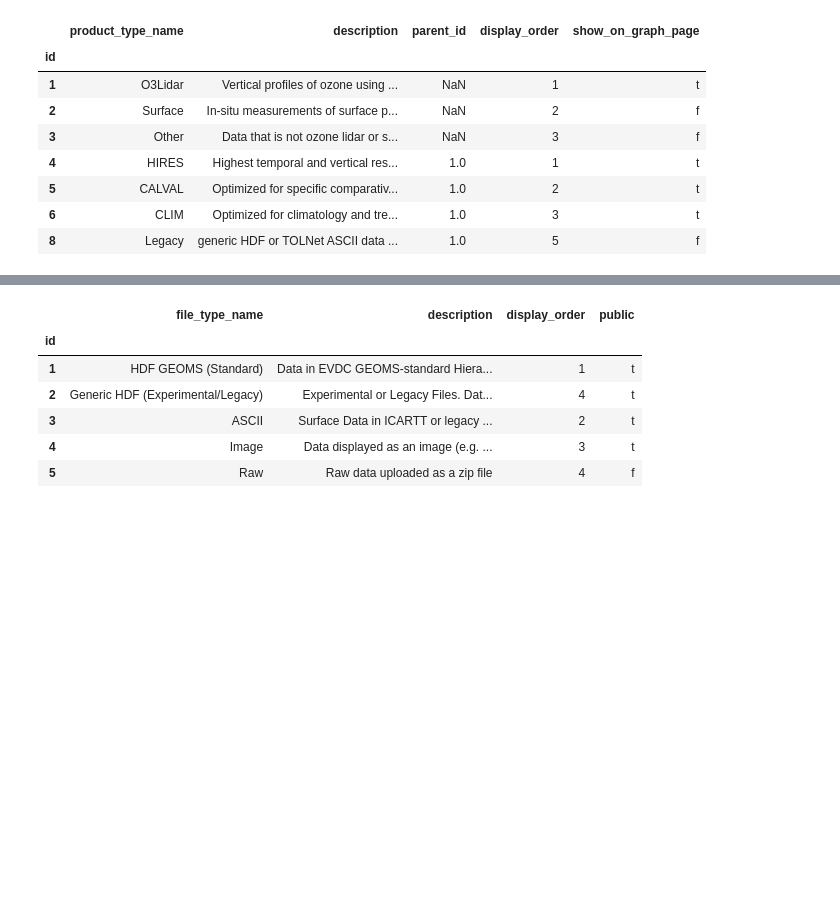
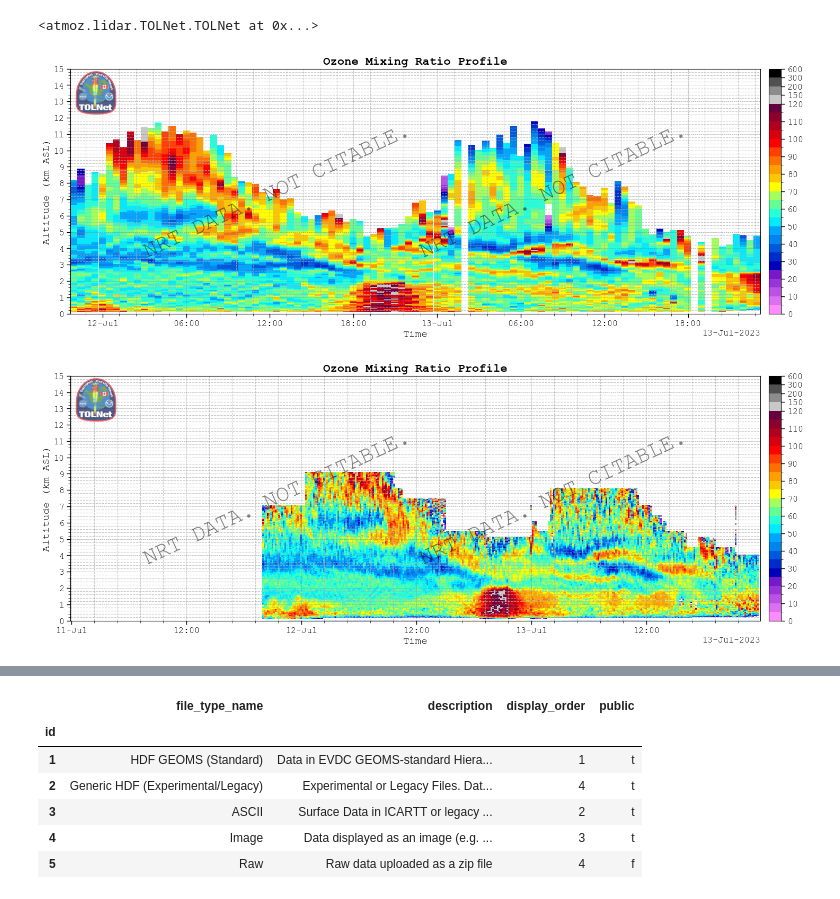
Before and after one commit to moroots/atmoz, a Jupyter notebook: tutorials/TOLNet_Tutorial.ipynb, the cells around one changed output, grey strips where cells are left out. Cells and saved outputs as stored; diff of their text form; code cells hidden in the pictures; blank space fills up the shorter version.

Commit message:
TOLNet Tutorials is broke. UI is broken

```diff
--- a/tutorials/TOLNet_Tutorial.ipynb
+++ b/tutorials/TOLNet_Tutorial.ipynb
@@ -3,16 +4,24 @@ import atmoz
 # %%
-from atmoz.lidar.TOLNet_V2 import TOLNet
+date_start = "2023-07-11"
+date_end = "2023-07-13"
+
+# List of instrument group IDs to filter by. We only want GSFC(ID=2), so this list only contains 2.
+group = [2]
+
+# Filter for high-resolution files only
+product_ID = [4]
+
+tolnet.import_data(
+    min_date=date_start,
+    max_date=date_end,
+    instrument_group=group,
+    product_type=product_ID
+    )
+# %% [output]
+<atmoz.lidar.TOLNet.TOLNet at 0x...>
 # %%
-tolnet = TOLNet()
+for key in tolnet.data.keys():
+    tolnet.tolnet_curtain_plot(tolnet.data[key])
+# %% [output]
+[figure, added]
+[figure, added]
-# %%
-tolnet.products
-# %% [output]
-|  | product_type_name | description | parent_id | display_order | show_on_graph_page |
-| id |  |  |  |  |  |
-| 1 | O3Lidar | Vertical profiles of ozone using ... | NaN | 1 | t |
-| 2 | Surface | In-situ measurements of surface p... | NaN | 2 | f |
-| 3 | Other | Data that is not ozone lidar or s... | NaN | 3 | f |
-| 4 | HIRES | Highest temporal and vertical res... | 1.0 | 1 | t |
-| 5 | CALVAL | Optimized for specific comparativ... | 1.0 | 2 | t |
-| 6 | CLIM | Optimized for climatology and tre... | 1.0 | 3 | t |
-| 8 | Legacy | generic HDF or TOLNet ASCII data ... | 1.0 | 5 | f |
```
Also changed, not shown: parts of 5 cells of this notebook, 4 other files.
